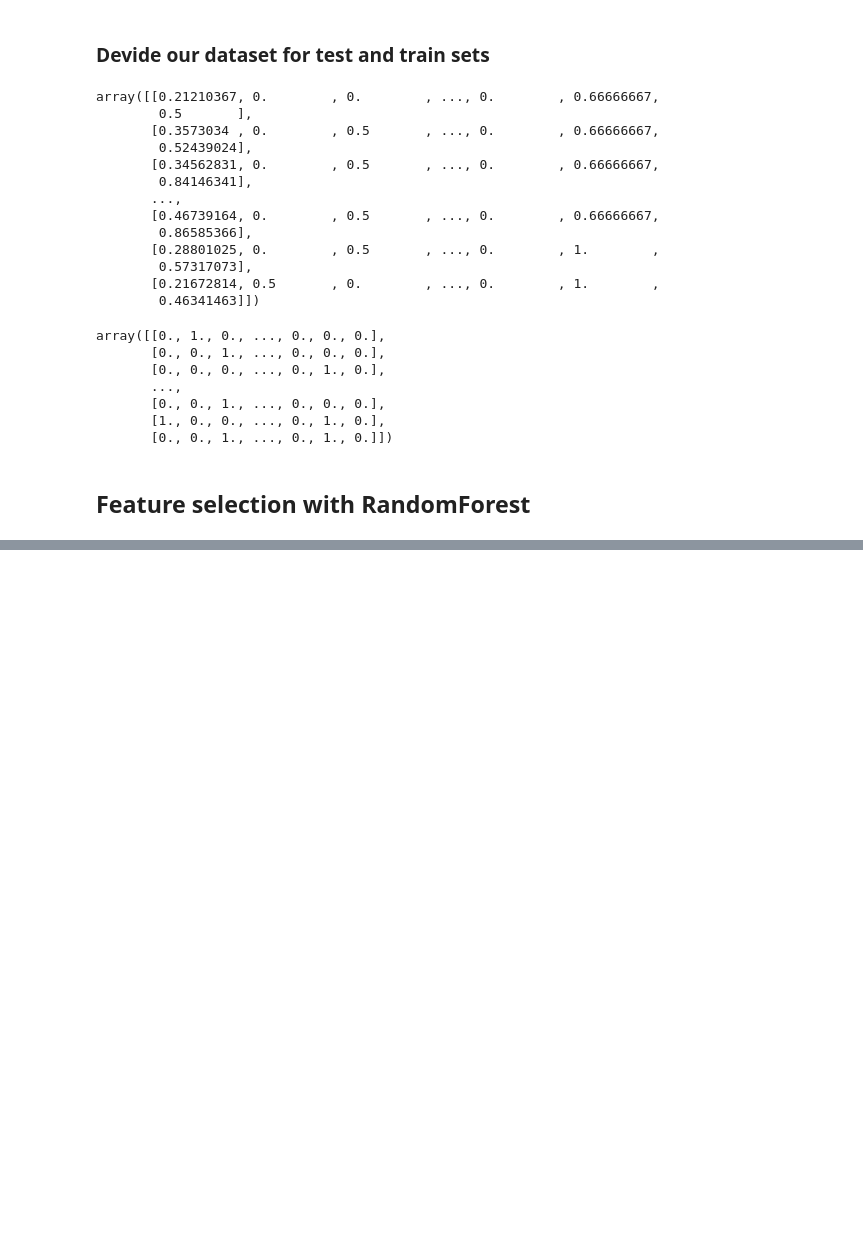
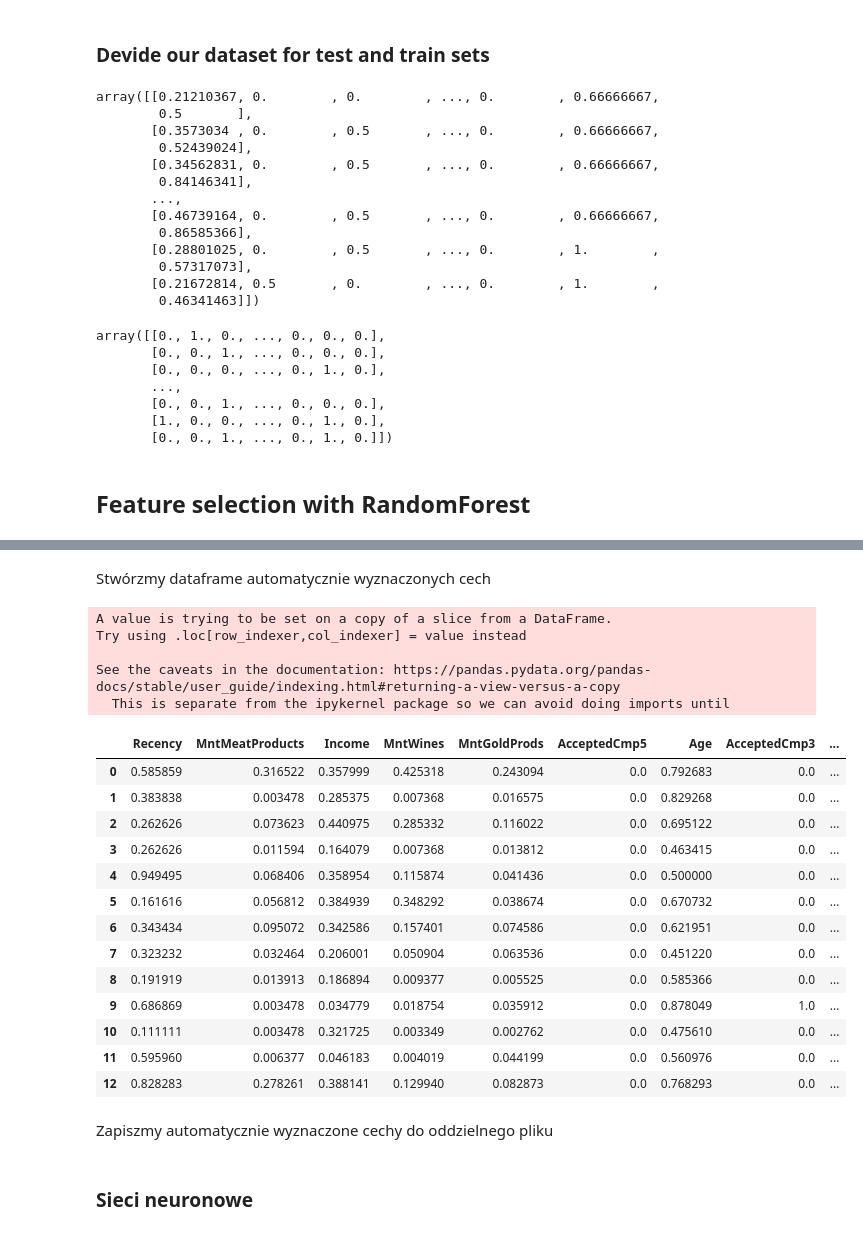
Before and after one commit to YuriiBatkovych/MachineLearning2022_2023, a Jupyter notebook: project/Project.ipynb, the cells around one changed output, grey strips where cells are left out. Cells and saved outputs as stored; diff of their text form; code cells hidden in the pictures; blank space fills up the shorter version.

```diff
--- a/project/Project.ipynb
+++ b/project/Project.ipynb
@@ -543,0 +583,30 @@ importance.sort_values(by='Importance', ascending=True).plot(kind='barh', figsiz
+# %% [markdown]
+Stwórzmy dataframe automatycznie wyznaczonych cech
+# %%
+atomatically_selected_data_columns = importance.sort_values(by='Importance', ascending=False).head(13).index
+atomatically_selected_data = data[atomatically_selected_data_columns]
+atomatically_selected_data['Response'] = data['Response']
+
+atomatically_selected_data.head(13)
+# %% [output]
+A value is trying to be set on a copy of a slice from a DataFrame.
+Try using .loc[row_indexer,col_indexer] = value instead
+
+See the caveats in the documentation: https://pandas.pydata.org/pandas-docs/stable/user_guide/indexing.html#returning-a-view-versus-a-copy
+  This is separate from the ipykernel package so we can avoid doing imports until
+|  | Recency | MntMeatProducts | Income | MntWines | MntGoldProds | AcceptedCmp5 | Age | AcceptedCmp3 | ... |
+| 0 | 0.585859 | 0.316522 | 0.357999 | 0.425318 | 0.243094 | 0.0 | 0.792683 | 0.0 | ... |
+| 1 | 0.383838 | 0.003478 | 0.285375 | 0.007368 | 0.016575 | 0.0 | 0.829268 | 0.0 | ... |
+| 2 | 0.262626 | 0.073623 | 0.440975 | 0.285332 | 0.116022 | 0.0 | 0.695122 | 0.0 | ... |
+| 3 | 0.262626 | 0.011594 | 0.164079 | 0.007368 | 0.013812 | 0.0 | 0.463415 | 0.0 | ... |
+| 4 | 0.949495 | 0.068406 | 0.358954 | 0.115874 | 0.041436 | 0.0 | 0.500000 | 0.0 | ... |
+| 5 | 0.161616 | 0.056812 | 0.384939 | 0.348292 | 0.038674 | 0.0 | 0.670732 | 0.0 | ... |
+| 6 | 0.343434 | 0.095072 | 0.342586 | 0.157401 | 0.074586 | 0.0 | 0.621951 | 0.0 | ... |
+| 7 | 0.323232 | 0.032464 | 0.206001 | 0.050904 | 0.063536 | 0.0 | 0.451220 | 0.0 | ... |
+| 8 | 0.191919 | 0.013913 | 0.186894 | 0.009377 | 0.005525 | 0.0 | 0.585366 | 0.0 | ... |
+| 9 | 0.686869 | 0.003478 | 0.034779 | 0.018754 | 0.035912 | 0.0 | 0.878049 | 1.0 | ... |
+| 10 | 0.111111 | 0.003478 | 0.321725 | 0.003349 | 0.002762 | 0.0 | 0.475610 | 0.0 | ... |
+| 11 | 0.595960 | 0.006377 | 0.046183 | 0.004019 | 0.044199 | 0.0 | 0.560976 | 0.0 | ... |
+| 12 | 0.828283 | 0.278261 | 0.388141 | 0.129940 | 0.082873 | 0.0 | 0.768293 | 0.0 | ... |
+# %% [markdown]
+Zapiszmy automatycznie wyznaczone cechy do oddzielnego pliku
@@ -543,0 +617,2 @@ importance.sort_values(by='Importance', ascending=True).plot(kind='barh', figsiz
+# %% [markdown]
+### Sieci neuronowe
```
Also changed, not shown: parts of 23 cells of this notebook, 1 other file.
